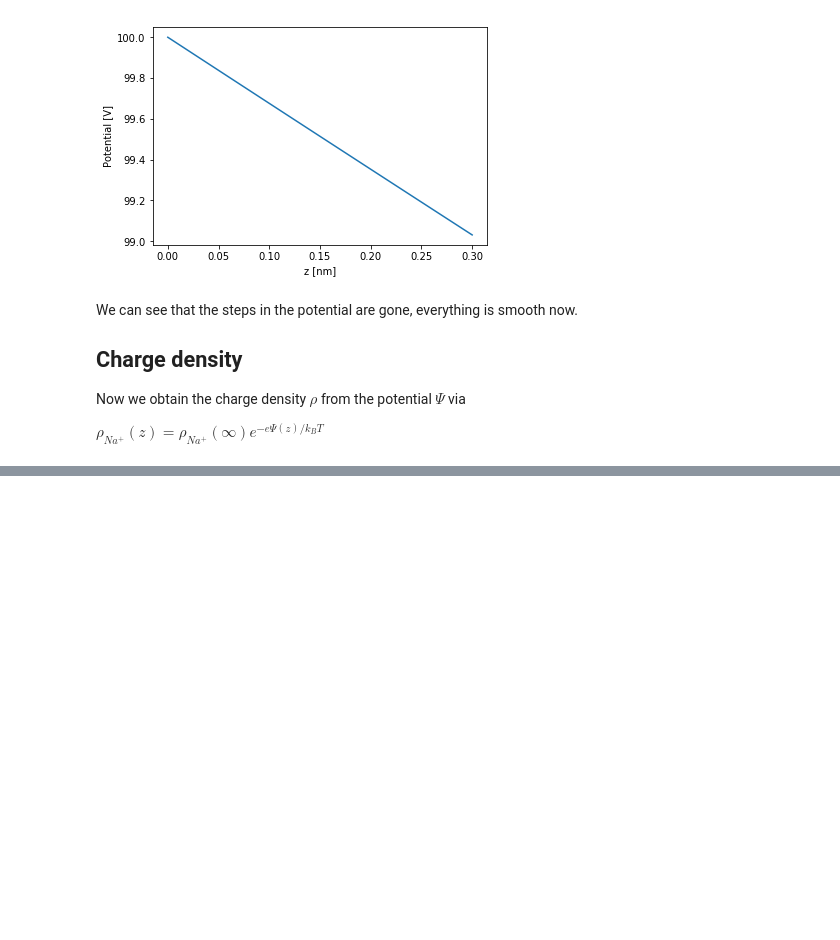
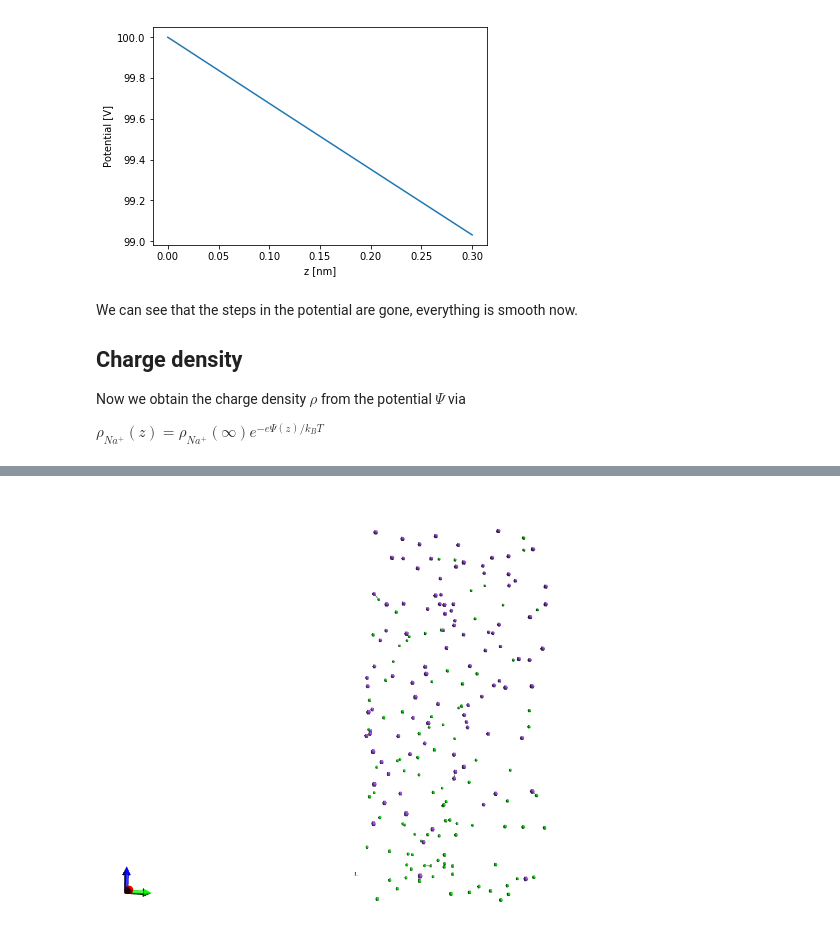
Before and after one commit to lukaselflein/generate_distributed_structure, a Jupyter notebook: physical_distribution.ipynb, the cells around one changed output, grey strips where cells are left out. Cells and saved outputs as stored; diff of their text form; code cells hidden in the pictures; blank space fills up the shorter version.

```diff
--- a/physical_distribution.ipynb
+++ b/physical_distribution.ipynb
@@ -385,0 +420,5 @@ plot_dist(histz, 'z', reference_distribution=cl_distribution)
+# %%
+from IPython.display import Image
+Image(filename='distributed_atom_structure.png')
+# %% [output]
+[figure, added]
```
Also changed, not shown: parts of 11 cells of this notebook.
